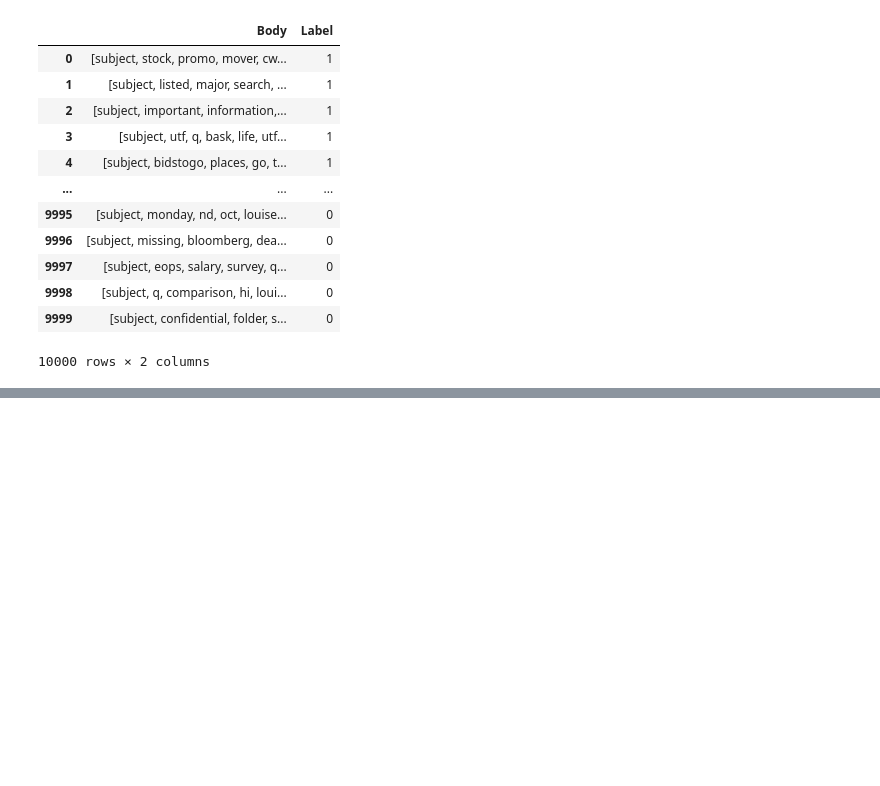
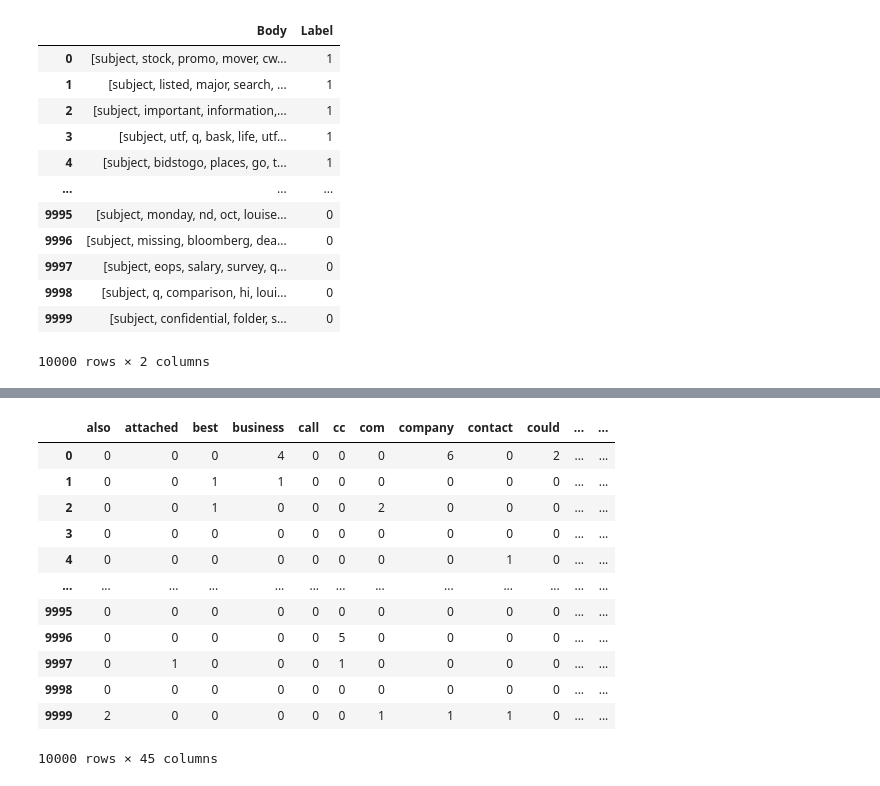
Before and after one commit to JavierCotto5201/LAB2_SDS, a Jupyter notebook: Detección SPAM.ipynb, the cells around one changed output, grey strips where cells are left out. Cells and saved outputs as stored; diff of their text form; code cells hidden in the pictures; blank space fills up the shorter version.

```diff
--- a/Detección SPAM.ipynb
+++ b/Detección SPAM.ipynb
@@ -150,3 +150,17 @@ dfNew
 | 9998 | [subject, q, comparison, hi, loui... | 0 |
 | 9999 | [subject, confidential, folder, s... | 0 |
 10000 rows × 2 columns
+# %%
+norm_corpus = []
+palabra = ""
+for lista in dfNew.Body:
+    empty_str = ""
+    for word in lista:
+        if word != "subject":
+            empty_str += word + " "
+
+    norm_corpus.append(empty_str)
+
+norm_corpus
+#norm_corpus = np.array(norm_corpus)
+#norm_corpus
@@ -152,0 +185,8 @@ dfNew
+# %%
+from sklearn.feature_extraction.text import CountVectorizer
+
+cv = CountVectorizer(min_df=0.1, max_df=0.8)
+# Min_df y Max_df nos sirven para controlar el porcentaje mínimo y máximo de apariciones de un token
+cv_matrix = cv.fit_transform(norm_corpus)
+cv_matrix = cv_matrix.toarray()
+cv_matrix
@@ -152,0 +201,19 @@ dfNew
+# %%
+# Palabras únicas del corpus
+vocabulario = cv.get_feature_names()
+# Mostrar el vector
+pd.DataFrame(cv_matrix, columns=vocabulario)
+# %% [output]
+|  | also | attached | best | business | call | cc | com | company | contact | could | ... | ... |
+| 0 | 0 | 0 | 0 | 4 | 0 | 0 | 0 | 6 | 0 | 2 | ... | ... |
+| 1 | 0 | 0 | 1 | 1 | 0 | 0 | 0 | 0 | 0 | 0 | ... | ... |
+| 2 | 0 | 0 | 1 | 0 | 0 | 0 | 2 | 0 | 0 | 0 | ... | ... |
+| 3 | 0 | 0 | 0 | 0 | 0 | 0 | 0 | 0 | 0 | 0 | ... | ... |
+| 4 | 0 | 0 | 0 | 0 | 0 | 0 | 0 | 0 | 1 | 0 | ... | ... |
+| ... | ... | ... | ... | ... | ... | ... | ... | ... | ... | ... | ... | ... |
+| 9995 | 0 | 0 | 0 | 0 | 0 | 0 | 0 | 0 | 0 | 0 | ... | ... |
+| 9996 | 0 | 0 | 0 | 0 | 0 | 5 | 0 | 0 | 0 | 0 | ... | ... |
+| 9997 | 0 | 1 | 0 | 0 | 0 | 1 | 0 | 0 | 0 | 0 | ... | ... |
+| 9998 | 0 | 0 | 0 | 0 | 0 | 0 | 0 | 0 | 0 | 0 | ... | ... |
+| 9999 | 2 | 0 | 0 | 0 | 0 | 0 | 1 | 1 | 1 | 0 | ... | ... |
+10000 rows × 45 columns
```
Also changed, not shown: parts of 5 cells of this notebook.
